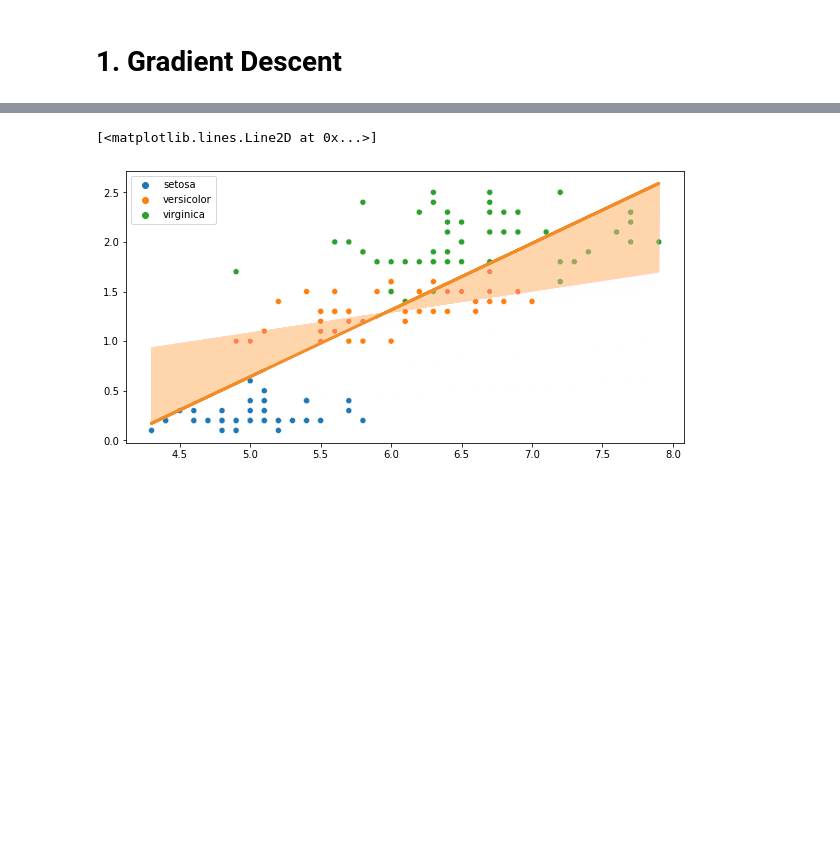
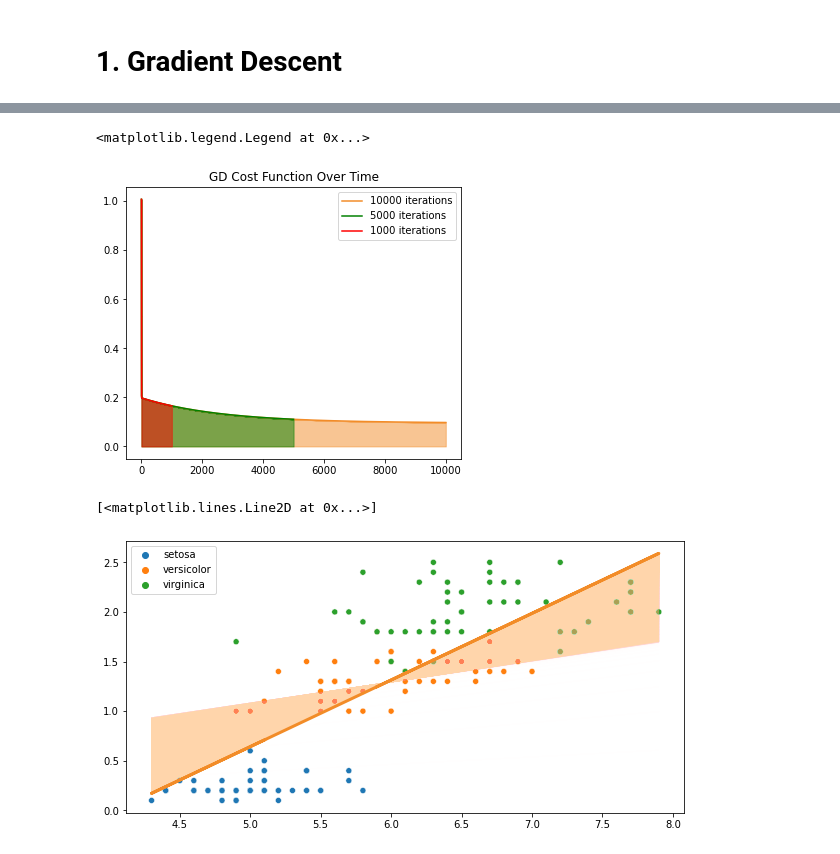
Before and after one commit to bsraya/optimization, a Jupyter notebook: gd.ipynb, the cells around one changed output, grey strips where cells are left out. Drawn from its saved outputs; the diff is of its cells as text; code cells hidden in the pictures; blank space fills up the shorter version.

```diff
--- a/gd.ipynb
+++ b/gd.ipynb
@@ -58,12 +61,15 @@ Linear Regression's MSE is 0.1910150076942736
 # %% [markdown]
 # 1. Gradient Descent
 # %%
+def predict(intercept, coefficient, dataset):
+    return np.array([intercept + coefficient * x for x in dataset])
+
 def gd(x, y, epochs, df, alpha = 0.01):
     length = len(x)
     intercept, coefficient = 0.0, 0.0
     for epoch in range(epochs):
         sum_error = 0.0
-        predictions = predict_list(intercept, coefficient, x)
+        predictions = predict(intercept, coefficient, x)
         b0_error = (1/length) * np.sum(predictions - y)
         b1_error = (1/length) * np.sum((predictions - y) * x)
         intercept = intercept - alpha * b0_error
@@ -72,14 +78,12 @@ def gd(x, y, epochs, df, alpha = 0.01):
         df.loc[epoch] = [intercept, coefficient, sum_error]
     return df
 
-def sum_err_graph(algorithm, df, iterations):
+def scatter_plot_with_regression_line(gd, at):
+    intercept = gd['intercept'][at-1]
+    coefficient = gd['coefficient'][at-1]
+
     plt.figure(figsize=(6,5))
-    plt.plot(np.arange(0, iterations), df['sum_error'][:iterations], color = '#f28c28')
-    plt.title(f'{algorithm} Cost Function Over {iterations} Iterations')
-    plt.legend(["cost funtion"])
 
-def scatter_plot_with_regression_line(gd_intercept, gd_coefficient):
-    plt.figure(figsize=(6,5))
     sns.scatterplot(
         x = sepal_length,
         y = petal_width,
@@ -87,15 +91,15 @@ def scatter_plot_with_regression_line(gd_intercept, gd_coefficient):
     )
     plt.plot(
         sepal_length,
-        gd_intercept + gd_coefficient * sepal_length,
+        intercept + coefficient * sepal_length,
         color = '#f28c28'
     )
-    plt.title(f"intercept = {gd_intercept:.2f} and coefficient = {gd_coefficient:.2f}")
+    plt.title(f"intercept = {intercept:.2f} and coefficient = {coefficient:.2f}")
 
-def calculate_mse(algorithm, gd_intercept, gd_coefficient):
-    gd_predictions = [gd_intercept + gd_coefficient * x for x in sepal_length]
+def calculate_mse(gd_loss, at):
+    gd_predictions = [gd_loss['intercept'][at-1] + gd_loss['coefficient'][at-1] * x for x in sepal_length]
     gd_mse = mean_squared_error(
         gd_predictions,
         petal_width
     )
-    print(f"The {algorithm}'s MSE is {gd_mse}")
+    print(f"The MSE is {gd_mse} after {len(gd_loss)}")
@@ -138,3 +147,20 @@ The GD's MSE is 0.19557315833450503
+# %%
+plt.figure(figsize=(6,5))
+
+plt.plot(np.arange(0, 10000), gd_loss['sum_error'][:10000], color = '#f28c28', label = '10000 iterations')
+plt.fill_between(np.arange(0, 10000), gd_loss['sum_error'][:10000], step="pre", alpha = 0.5, color = '#f28c28')
+
+plt.plot(np.arange(0, 5000), gd_loss['sum_error'][:5000], color = 'green', label = '5000 iterations')
+plt.fill_between(np.arange(0, 5000), gd_loss['sum_error'][:5000], step="pre", alpha = 0.5, color = 'green')
+
+plt.plot(np.arange(0, 1000), gd_loss['sum_error'][:1000], color = 'red', label = '1000 iterations')
+plt.fill_between(np.arange(0, 1000), gd_loss['sum_error'][:1000], step="pre", alpha = 0.5, color = 'red')
+
+plt.title(f'GD Cost Function Over Time')
+plt.legend()
+# %% [output]
+<matplotlib.legend.Legend at 0x...>
+[figure, added]
 # %%
 plt.figure(figsize=(10,5))
 
```
Also changed, not shown: parts of 20 cells of this notebook, 2 other files.
